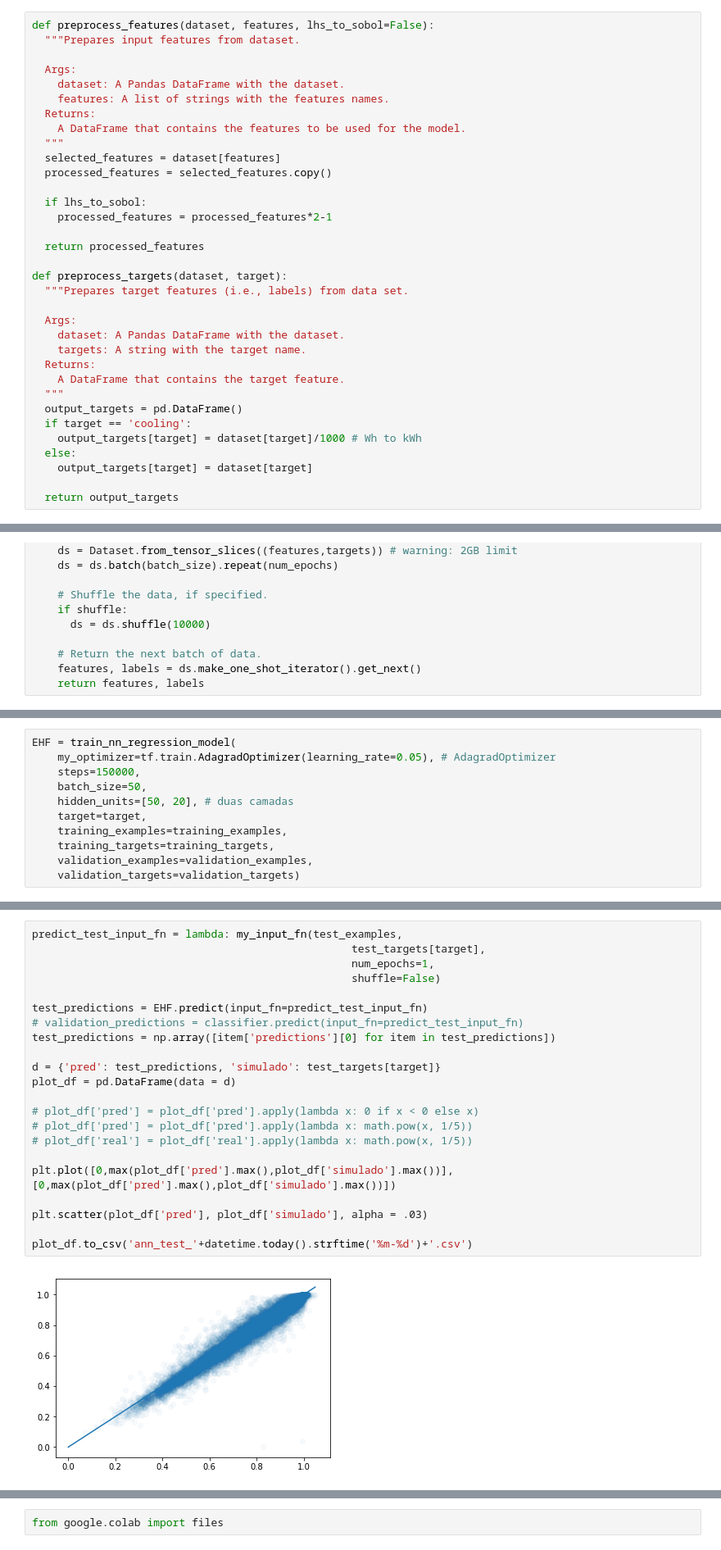
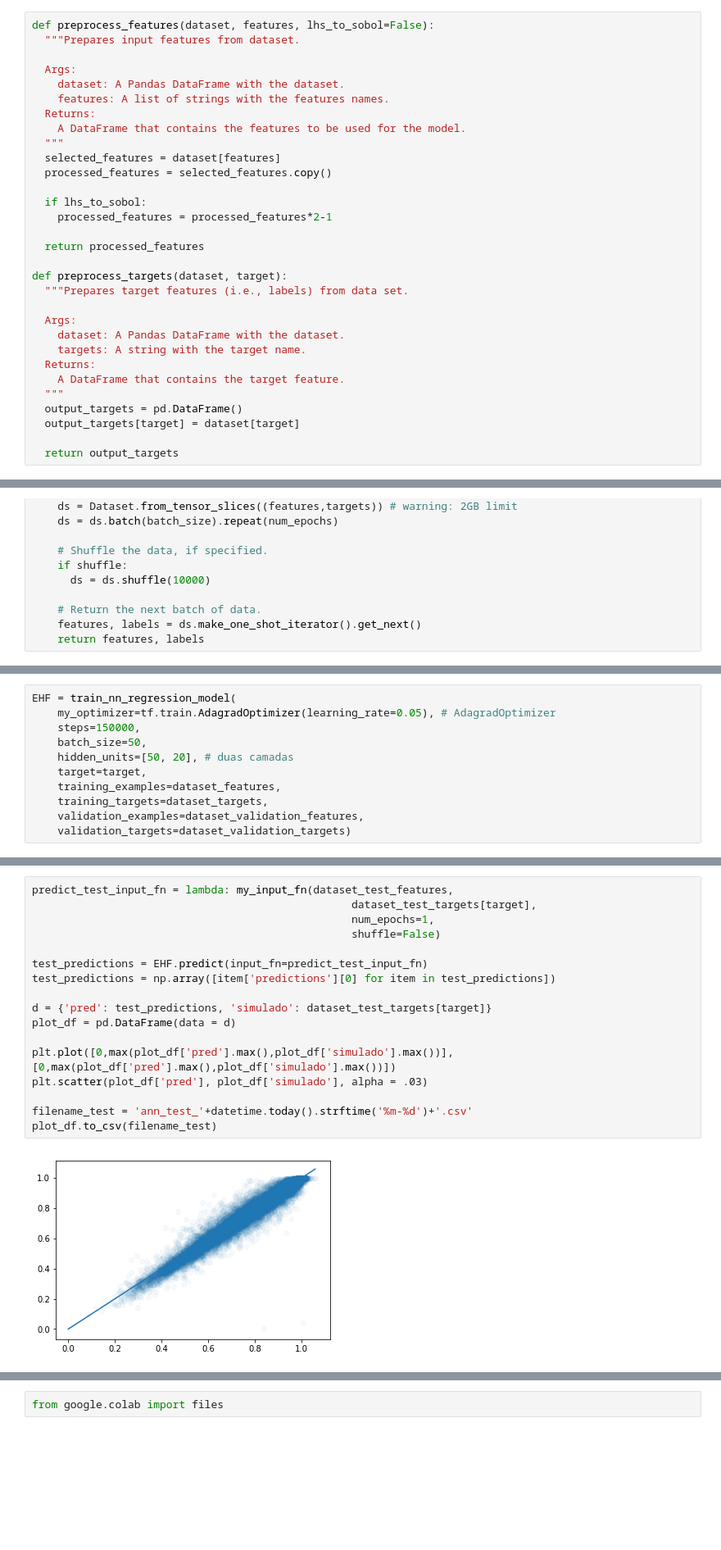
Before and after one commit to marcelosalles/dissertacao, a Jupyter notebook: RNA_EHF.ipynb, the cells around one changed output, grey strips where cells are left out. Shown at 82% size. Saved outputs shown, nothing was run; the diff lists cells and outputs as text; blank space fills up the shorter version.

```diff
--- a/RNA_EHF.ipynb
+++ b/RNA_EHF.ipynb
@@ -87,10 +79,7 @@ def preprocess_targets(dataset, target):
     A DataFrame that contains the target feature.
   """
   output_targets = pd.DataFrame()
-  if target == 'cooling':
-    output_targets[target] = dataset[target]/1000 # Wh to kWh
-  else:
-    output_targets[target] = dataset[target]
+  output_targets[target] = dataset[target]
 
   return output_targets
 # %%
@@ -717,10 +553,10 @@ EHF = train_nn_regression_model(
     batch_size=50,
     hidden_units=[50, 20], # duas camadas
     target=target,
-    training_examples=training_examples,
-    training_targets=training_targets,
-    validation_examples=validation_examples,
-    validation_targets=validation_targets)
+    training_examples=dataset_features,
+    training_targets=dataset_targets,
+    validation_examples=dataset_validation_features,
+    validation_targets=dataset_validation_targets)
 # %% [output]
 Training model...
 RMSE (on training data):
@@ -766,24 +598,19 @@ plot_df.to_csv('ann_validation_'+datetime.today().strftime('%m-%d')+'.csv')
 # %%
-predict_test_input_fn = lambda: my_input_fn(test_examples,
-                                                  test_targets[target],
+predict_test_input_fn = lambda: my_input_fn(dataset_test_features,
+                                                  dataset_test_targets[target],
                                                   num_epochs=1,
                                                   shuffle=False)
 
 test_predictions = EHF.predict(input_fn=predict_test_input_fn)
-# validation_predictions = classifier.predict(input_fn=predict_test_input_fn)
 test_predictions = np.array([item['predictions'][0] for item in test_predictions])
 
-d = {'pred': test_predictions, 'simulado': test_targets[target]}
+d = {'pred': test_predictions, 'simulado': dataset_test_targets[target]}
 plot_df = pd.DataFrame(data = d)
 
-# plot_df['pred'] = plot_df['pred'].apply(lambda x: 0 if x < 0 else x)
-# plot_df['pred'] = plot_df['pred'].apply(lambda x: math.pow(x, 1/5))
-# plot_df['real'] = plot_df['real'].apply(lambda x: math.pow(x, 1/5))
-
 plt.plot([0,max(plot_df['pred'].max(),plot_df['simulado'].max())],[0,max(plot_df['pred'].max(),plot_df['simulado'].max())])
-
 plt.scatter(plot_df['pred'], plot_df['simulado'], alpha = .03)
 
-plot_df.to_csv('ann_test_'+datetime.today().strftime('%m-%d')+'.csv')
+filename_test = 'ann_test_'+datetime.today().strftime('%m-%d')+'.csv'
+plot_df.to_csv(filename_test)
 # %% [output]
-[figure, old version]
+[figure, new version]
```
Also changed, not shown: parts of 45 cells of this notebook, 1 other file.
